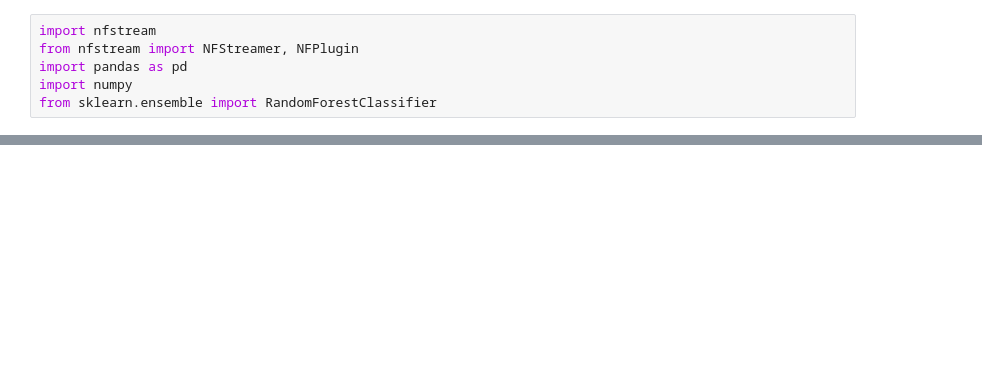
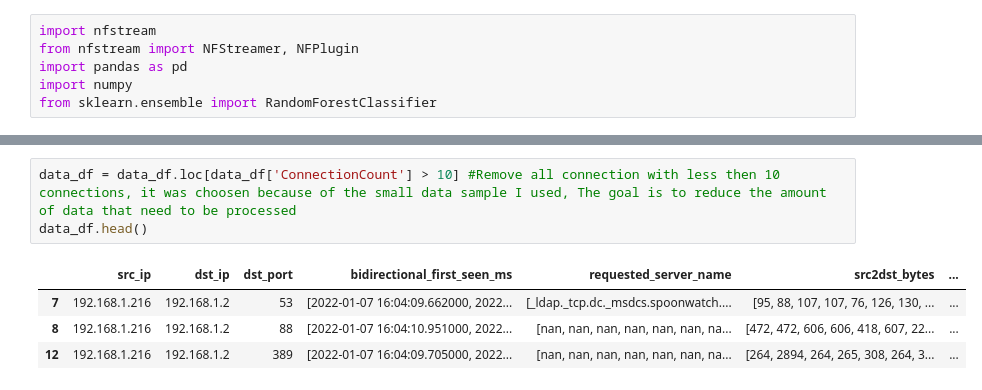
Before and after one commit to Paradoxxs/Paradoxxs.github.io, a Jupyter notebook: pcap_network_anlysis.ipynb, the cells around one changed output, grey strips where cells are left out. Cells and saved outputs as stored; diff of their text form; blank space fills up the shorter version.

```diff
--- a/pcap_network_anlysis.ipynb
+++ b/pcap_network_anlysis.ipynb
@@ -70,0 +61,8 @@ AttributeError: ignored
+# %%
+data_df = data_df.loc[data_df['ConnectionCount'] > 10] #Remove all connection with less then 10 connections, it was choosen because of the small data sample I used, The goal is to reduce the amount of data that need to be processed
+data_df.head()
+# %% [output]
+|  | src_ip | dst_ip | dst_port | bidirectional_first_seen_ms | requested_server_name | src2dst_bytes | ... |
+| 7 | 192.168.1.216 | 192.168.1.2 | 53 | [2022-01-07 16:04:09.662000, 2022... | [_ldap._tcp.dc._msdcs.spoonwatch.... | [95, 88, 107, 107, 76, 126, 130, ... | ... |
+| 8 | 192.168.1.216 | 192.168.1.2 | 88 | [2022-01-07 16:04:10.951000, 2022... | [nan, nan, nan, nan, nan, nan, na... | [472, 472, 606, 606, 418, 607, 22... | ... |
+| 12 | 192.168.1.216 | 192.168.1.2 | 389 | [2022-01-07 16:04:09.705000, 2022... | [nan, nan, nan, nan, nan, nan, na... | [264, 2894, 264, 265, 308, 264, 3... | ... |
```
Also changed, not shown: parts of 16 cells of this notebook.
